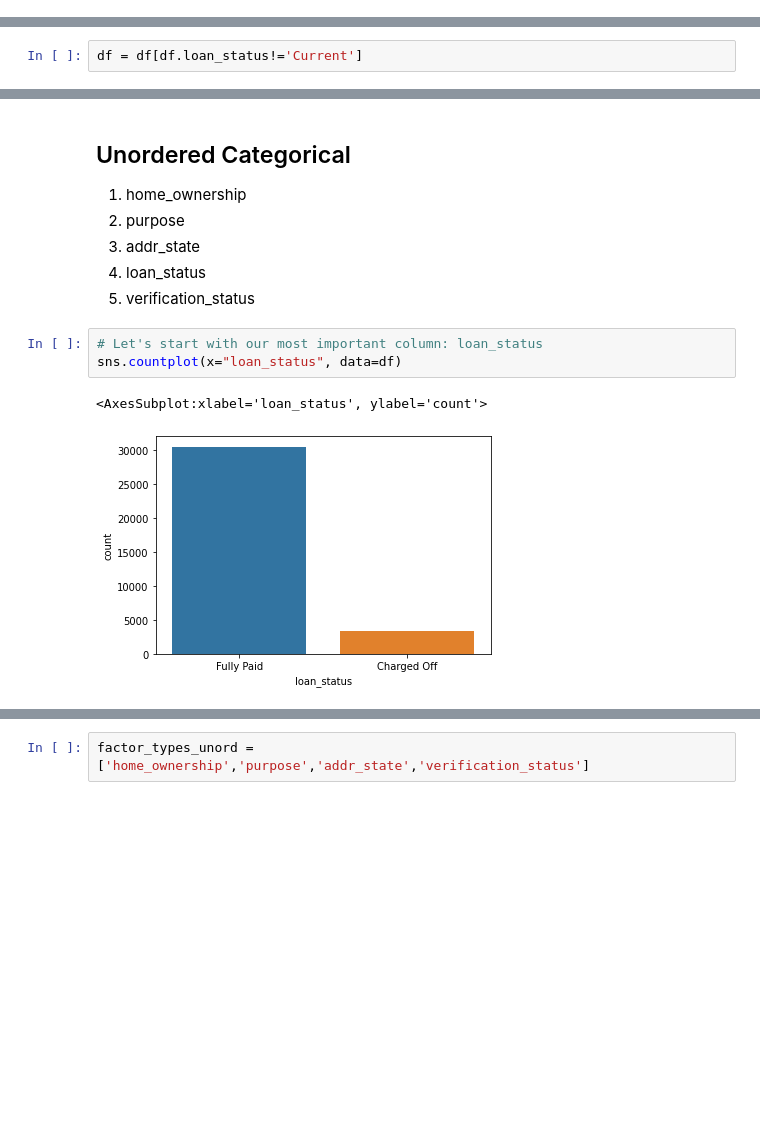
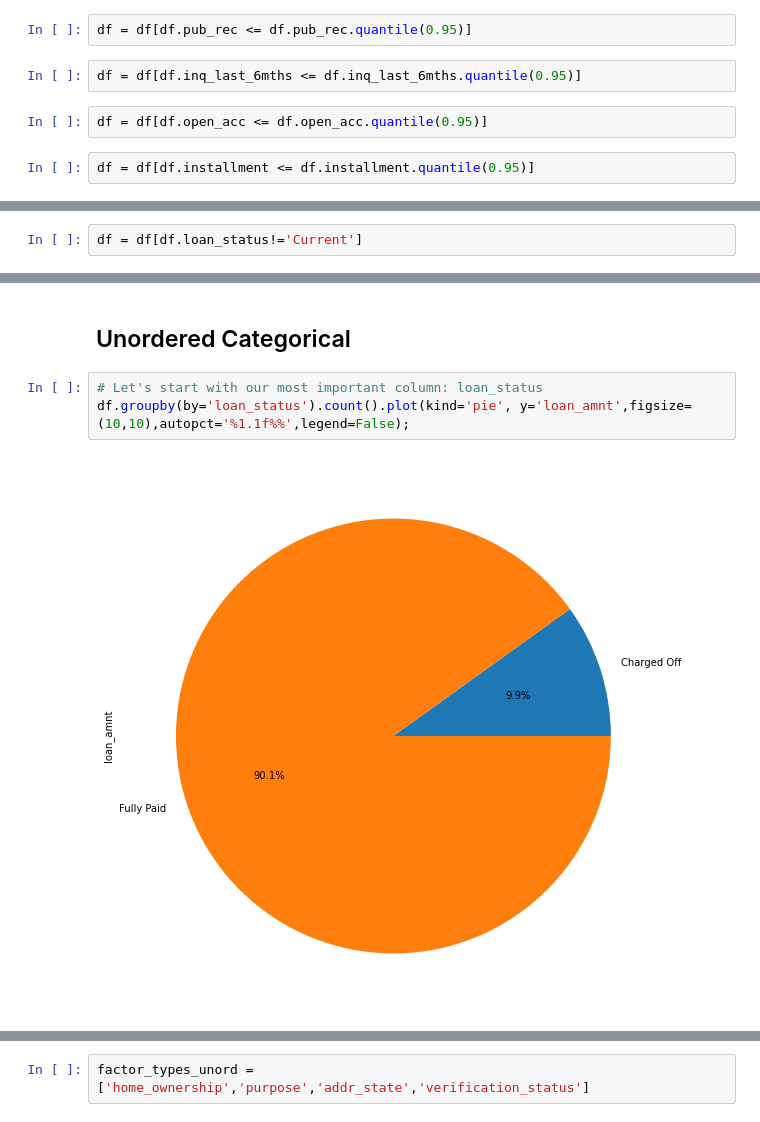
Before and after one commit to showman-sharma/LendingClubCaseStudy, a Jupyter notebook: V_S_S_Anirudh_Sharma.ipynb, the cells around one changed output, grey strips where cells are left out. Cells and saved outputs as stored; diff of their text form; blank space fills up the shorter version.

```diff
--- a/V_S_S_Anirudh_Sharma.ipynb
+++ b/V_S_S_Anirudh_Sharma.ipynb
@@ -449,6 +470,14 @@ Let us clear out the outliers in annual_inc and collection_recovery_fee.(retain
 df = df[df.annual_inc <= df.annual_inc.quantile(0.95)]
 # %%
 df = df[df.collection_recovery_fee <= df.collection_recovery_fee.quantile(0.95)]
+# %%
+df = df[df.pub_rec <= df.pub_rec.quantile(0.95)]
+# %%
+df = df[df.inq_last_6mths <= df.inq_last_6mths.quantile(0.95)]
+# %%
+df = df[df.open_acc <= df.open_acc.quantile(0.95)]
+# %%
+df = df[df.installment <= df.installment.quantile(0.95)]
 # %%
 df.info()
 # %% [output]
@@ -596,13 +639,7 @@ Let us classify the columns into
 # %% [markdown]
 ## Unordered Categorical
-1. home_ownership
-2. purpose
-3. addr_state
-4. loan_status
-5. verification_status
 # %%
 # Let's start with our most important column: loan_status
-sns.countplot(x="loan_status", data=df)
+df.groupby(by='loan_status').count().plot(kind='pie', y='loan_amnt',figsize=(10,10),autopct='%1.1f%%',legend=False);
 # %% [output]
-<AxesSubplot:xlabel='loan_status', ylabel='count'>
-[figure, old version]
+[figure, new version]
```
Also changed, not shown: parts of 114 cells of this notebook.
